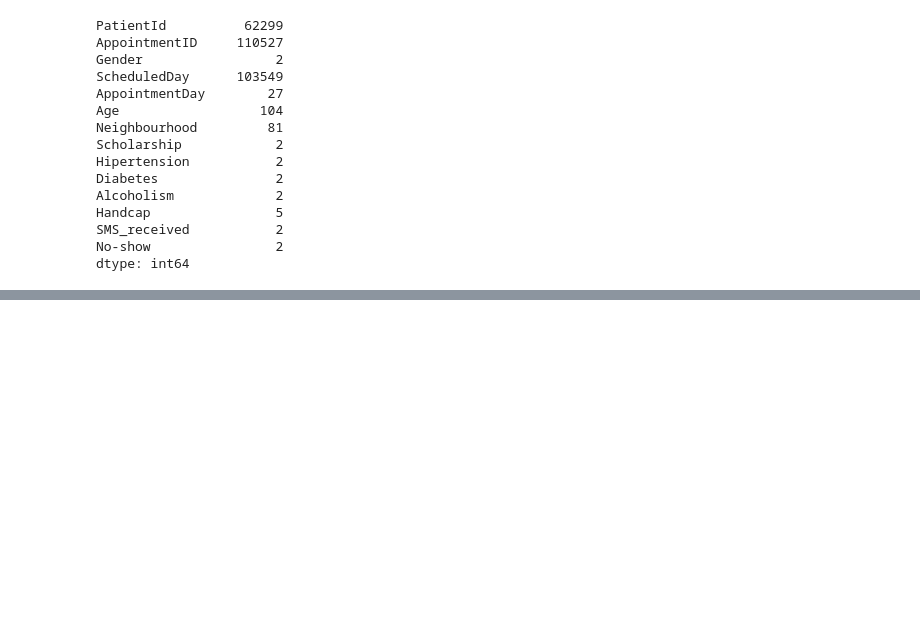
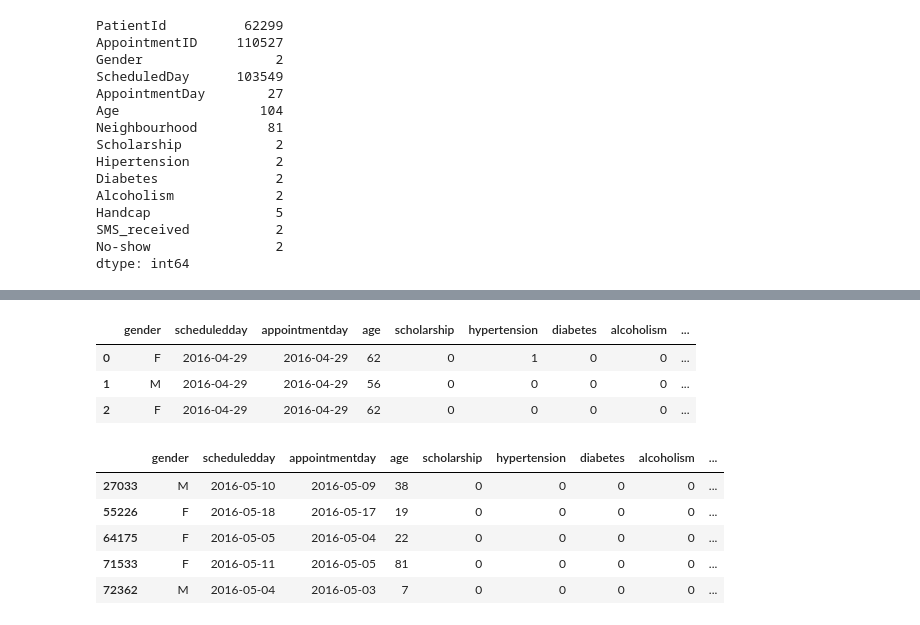
Before and after one commit to abdiganiaden/no_show_dataset_analysis, a Jupyter notebook: now_show_analysis.ipynb, the cells around one changed output, grey strips where cells are left out. Cells and saved outputs as stored; diff of their text form; code cells hidden in the pictures; blank space fills up the shorter version.

```diff
--- a/now_show_analysis.ipynb
+++ b/now_show_analysis.ipynb
@@ -104,0 +166,18 @@ dtype: int64
+# %%
+# check
+df.head(3)
+# %% [output]
+|  | gender | scheduledday | appointmentday | age | scholarship | hypertension | diabetes | alcoholism | ... |
+| 0 | F | 2016-04-29 | 2016-04-29 | 62 | 0 | 1 | 0 | 0 | ... |
+| 1 | M | 2016-04-29 | 2016-04-29 | 56 | 0 | 0 | 0 | 0 | ... |
+| 2 | F | 2016-04-29 | 2016-04-29 | 62 | 0 | 0 | 0 | 0 | ... |
+# %%
+# theres a list of dated when appointmentday is behind scheduledday which makes no sense, so i'll drop it
+df.query('appointmentday < scheduledday')
+# %% [output]
+|  | gender | scheduledday | appointmentday | age | scholarship | hypertension | diabetes | alcoholism | ... |
+| 27033 | M | 2016-05-10 | 2016-05-09 | 38 | 0 | 0 | 0 | 0 | ... |
+| 55226 | F | 2016-05-18 | 2016-05-17 | 19 | 0 | 0 | 0 | 0 | ... |
+| 64175 | F | 2016-05-05 | 2016-05-04 | 22 | 0 | 0 | 0 | 0 | ... |
+| 71533 | F | 2016-05-11 | 2016-05-05 | 81 | 0 | 0 | 0 | 0 | ... |
+| 72362 | M | 2016-05-04 | 2016-05-03 | 7 | 0 | 0 | 0 | 0 | ... |
```
Also changed, not shown: parts of 16 cells of this notebook, 1 other file.
